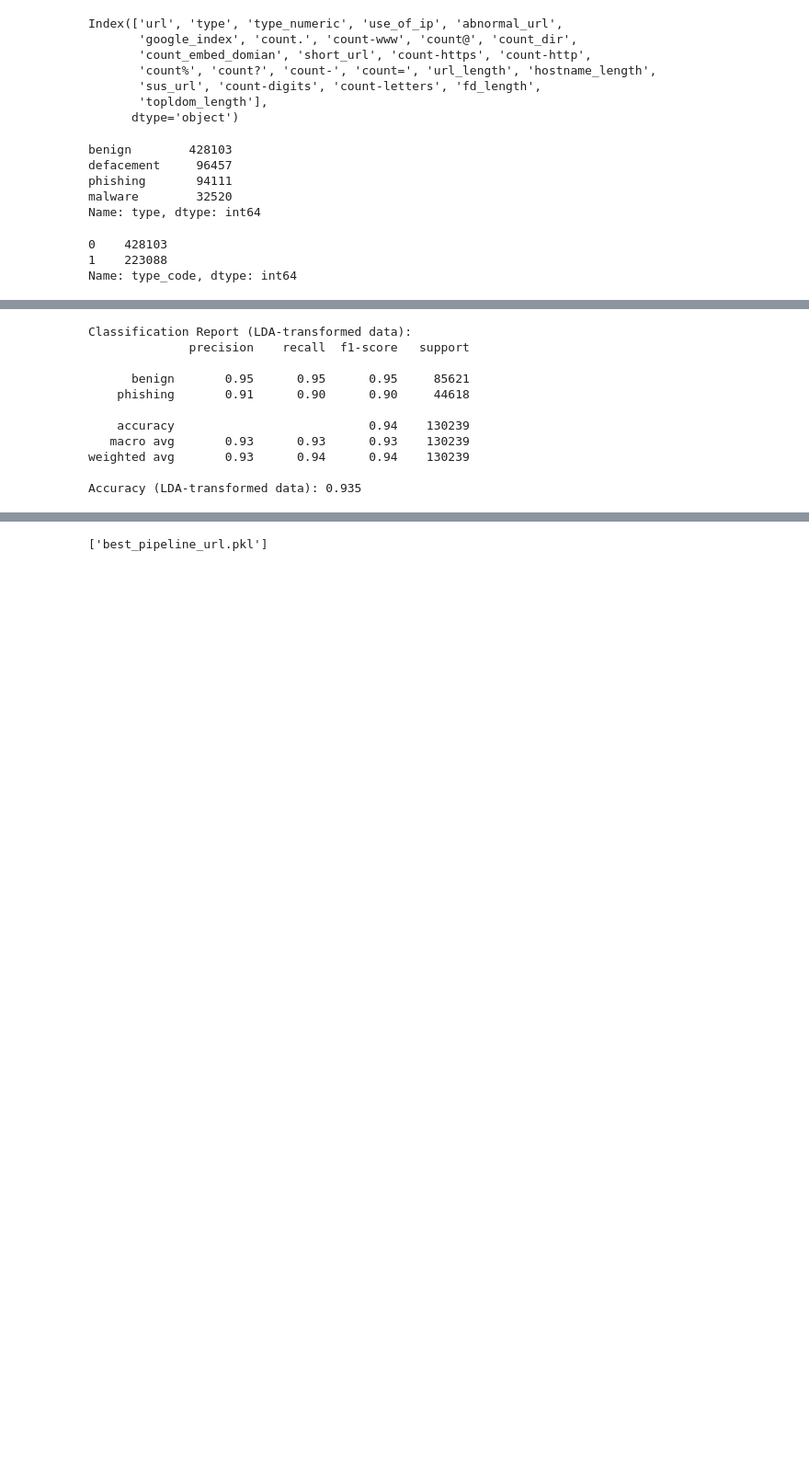
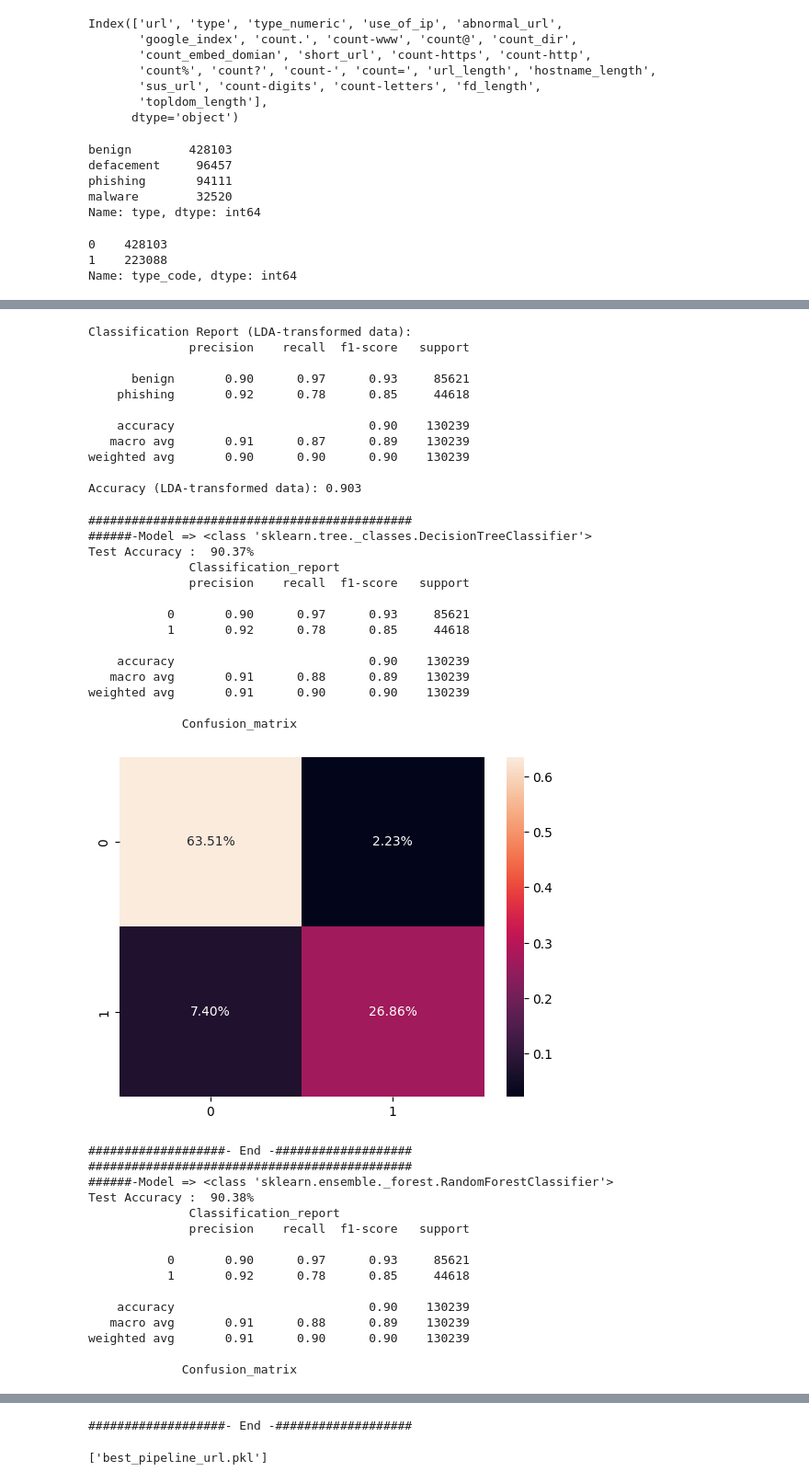
Before and after one commit to karandomguy/PhishGuard, a Jupyter notebook: Phishing_URL_Preprocessing_and_Model.ipynb, the cells around one changed output, grey strips where cells are left out. Shown at 92% size. Drawn from its saved outputs; the diff is of its cells as text; code cells hidden in the pictures; blank space fills up the shorter version.

```diff
--- a/Phishing_URL_Preprocessing_and_Model.ipynb
+++ b/Phishing_URL_Preprocessing_and_Model.ipynb
@@ -373,11 +372,8 @@ df
 # %%
 #Predictor Variables
 # filtering out google_index as it has only 1 value
-X = df[['use_of_ip','abnormal_url', 'count.', 'count-www', 'count@',
-       'count_dir', 'count_embed_domian', 'short_url', 'count-https',
-       'count-http', 'count%', 'count?', 'count-', 'count=', 'url_length',
-       'hostname_length', 'sus_url', 'fd_length', 'topldom_length', 'count-digits',
-       'count-letters']]
+X = df[['abnormal_url','count.','count-www','count-http','count=',
+       'hostname_length','topldom_length']]
 
 #Target Variable
 y = df['type_code']
@@ -546,11 +517,11 @@ print("Accuracy (LDA-transformed data): %0.3f" % score_lda)
 Classification Report (LDA-transformed data):
               precision    recall  f1-score   support
 
-      benign       0.95      0.95      0.95     85621
-    phishing       0.91      0.90      0.90     44618
+      benign       0.90      0.97      0.93     85621
+    phishing       0.92      0.78      0.85     44618
 
-    accuracy                           0.94    130239
-   macro avg       0.93      0.93      0.93    130239
-weighted avg       0.93      0.94      0.94    130239
+    accuracy                           0.90    130239
+   macro avg       0.91      0.87      0.89    130239
+weighted avg       0.90      0.90      0.90    130239
 
-Accuracy (LDA-transformed data): 0.935
+Accuracy (LDA-transformed data): 0.903
@@ -556,0 +543,51 @@ Accuracy (LDA-transformed data): 0.935
+# %%
+models = [DecisionTreeClassifier,RandomForestClassifier,AdaBoostClassifier,SGDClassifier,
+         ExtraTreesClassifier,GaussianNB]
+accuracy_test=[]
+for m in models:
+    print('#############################################')
+    print('######-Model =>\033[07m {} \033[0m'.format(m))
+    model_ = m()
+    model_.fit(X_train, y_train)
+    pred = model_.predict(X_test)
+    acc = accuracy_score(pred, y_test)
+    accuracy_test.append(acc)
+    print('Test Accuracy :\033[32m \033[01m {:.2f}% \033[30m \033[0m'.format(acc*100))
+    print('\033[01m              Classification_report \033[0m')
+    print(classification_report(y_test, pred))
+    print('\033[01m             Confusion_matrix \033[0m')
+    cf_matrix = confusion_matrix(y_test, pred)
+    plot_ = sns.heatmap(cf_matrix/np.sum(cf_matrix), annot=True,fmt= '0.2%')
+    plt.show()
+    print('\033[31m###################- End -###################\033[0m')
+# %% [output]
+#############################################
+######-Model => <class 'sklearn.tree._classes.DecisionTreeClassifier'>
+Test Accuracy :  90.37%
+              Classification_report
+              precision    recall  f1-score   support
+
+           0       0.90      0.97      0.93     85621
+           1       0.92      0.78      0.85     44618
+
+    accuracy                           0.90    130239
+   macro avg       0.91      0.88      0.89    130239
+weighted avg       0.91      0.90      0.90    130239
+
+             Confusion_matrix
+[figure, added]
+###################- End -###################
+#############################################
+######-Model => <class 'sklearn.ensemble._forest.RandomForestClassifier'>
+Test Accuracy :  90.38%
+              Classification_report
+              precision    recall  f1-score   support
+
+           0       0.90      0.97      0.93     85621
+           1       0.92      0.78      0.85     44618
+
+    accuracy                           0.90    130239
+   macro avg       0.91      0.88      0.89    130239
+weighted avg       0.91      0.90      0.90    130239
+
+             Confusion_matrix
@@ -557,3 +659,4 @@ Accuracy (LDA-transformed data): 0.935
+###################- End -###################
 # %%
 import joblib
 joblib.dump(rf, 'best_pipeline_url.pkl')
```
Also changed, not shown: parts of 17 cells of this notebook.
